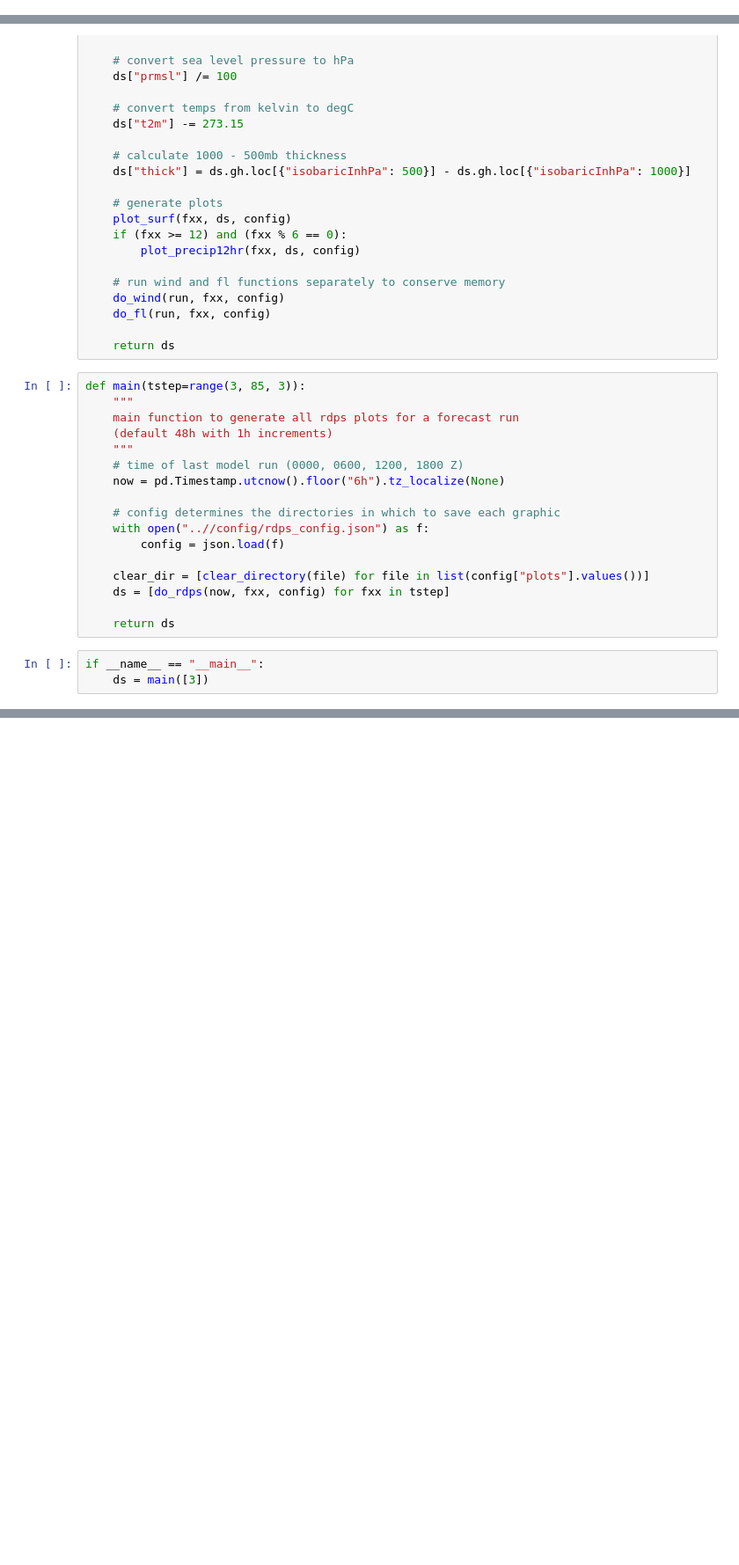
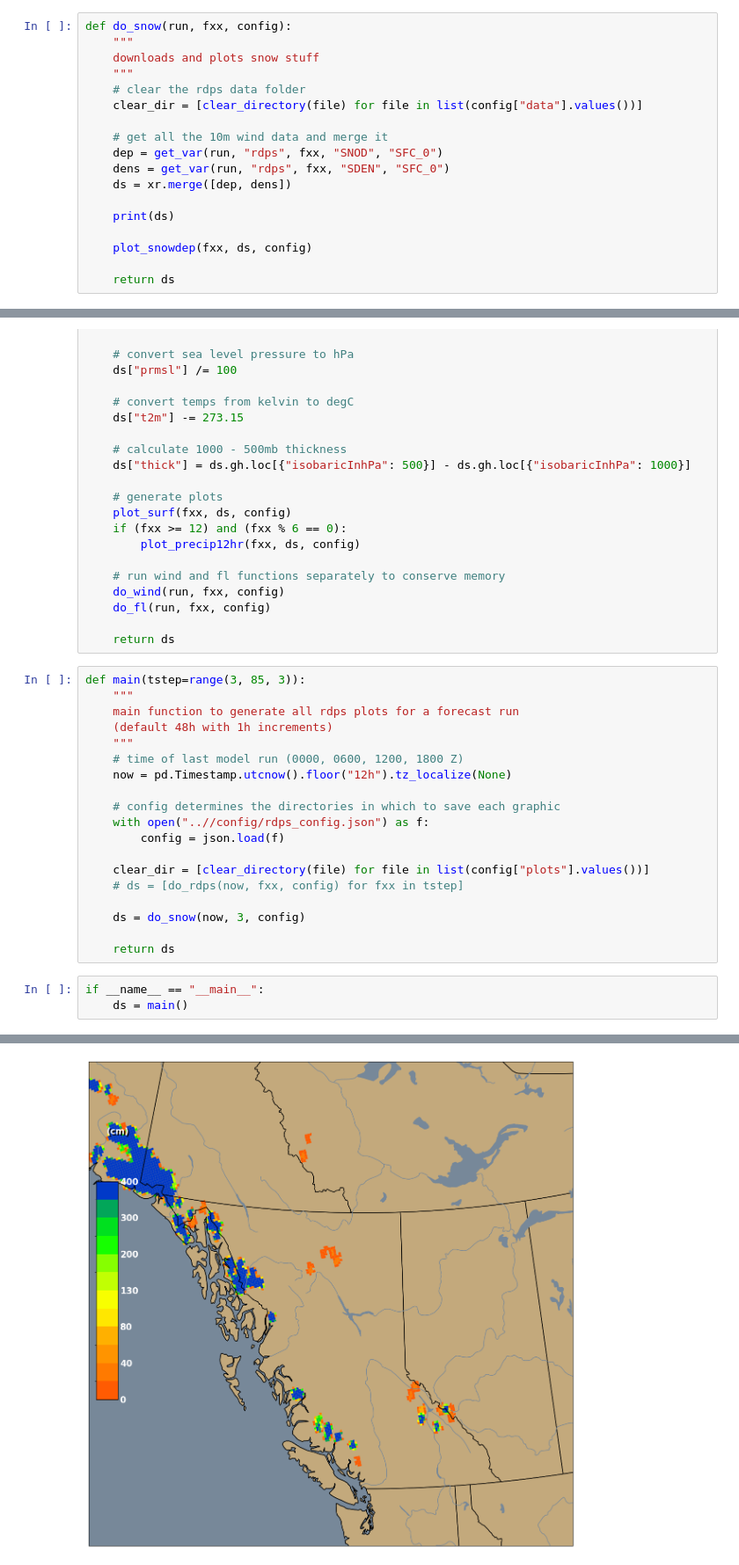
Before and after one commit to AndrewLoeppky/BMFW, a Jupyter notebook: code/get_rdps.ipynb, the cells around one changed output, grey strips where cells are left out. Shown: that part at 88% size. Saved outputs shown, nothing was run; the diff lists cells and outputs as text; blank space fills up the shorter version.

Commit message:
mwe snowdep map

```diff
--- a/code/get_rdps.ipynb
+++ b/code/get_rdps.ipynb
@@ -597,3 +597,21 @@ def plot_upper_wind(fxx, ds, config, height):
     fig.clf()
 
     return None
+# %%
+def do_snow(run, fxx, config):
+    """
+    downloads and plots snow stuff
+    """
+    # clear the rdps data folder
+    clear_dir = [clear_directory(file) for file in list(config["data"].values())]
+
+    # get all the 10m wind data and merge it
+    dep = get_var(run, "rdps", fxx, "SNOD", "SFC_0")
+    dens = get_var(run, "rdps", fxx, "SDEN", "SFC_0")
+    ds = xr.merge([dep, dens])
+
+    print(ds)
+
+    plot_snowdep(fxx, ds, config)
+
+    return ds
@@ -858,17 +995,19 @@ def main(tstep=range(3, 85, 3)):
     (default 48h with 1h increments)
     """
     # time of last model run (0000, 0600, 1200, 1800 Z)
-    now = pd.Timestamp.utcnow().floor("6h").tz_localize(None)
+    now = pd.Timestamp.utcnow().floor("12h").tz_localize(None)
 
     # config determines the directories in which to save each graphic
     with open("..//config/rdps_config.json") as f:
         config = json.load(f)
 
     clear_dir = [clear_directory(file) for file in list(config["plots"].values())]
-    ds = [do_rdps(now, fxx, config) for fxx in tstep]
+    # ds = [do_rdps(now, fxx, config) for fxx in tstep]
+
+    ds = do_snow(now, 3, config)
 
     return ds
 # %%
 if __name__ == "__main__":
-    ds = main([3])
+    ds = main()
 # %% [output]
@@ -894,0 +1031 @@ if __name__ == "__main__":
+[figure, added]
```
Also changed, not shown: parts of 5 cells of this notebook, 15 other files.
